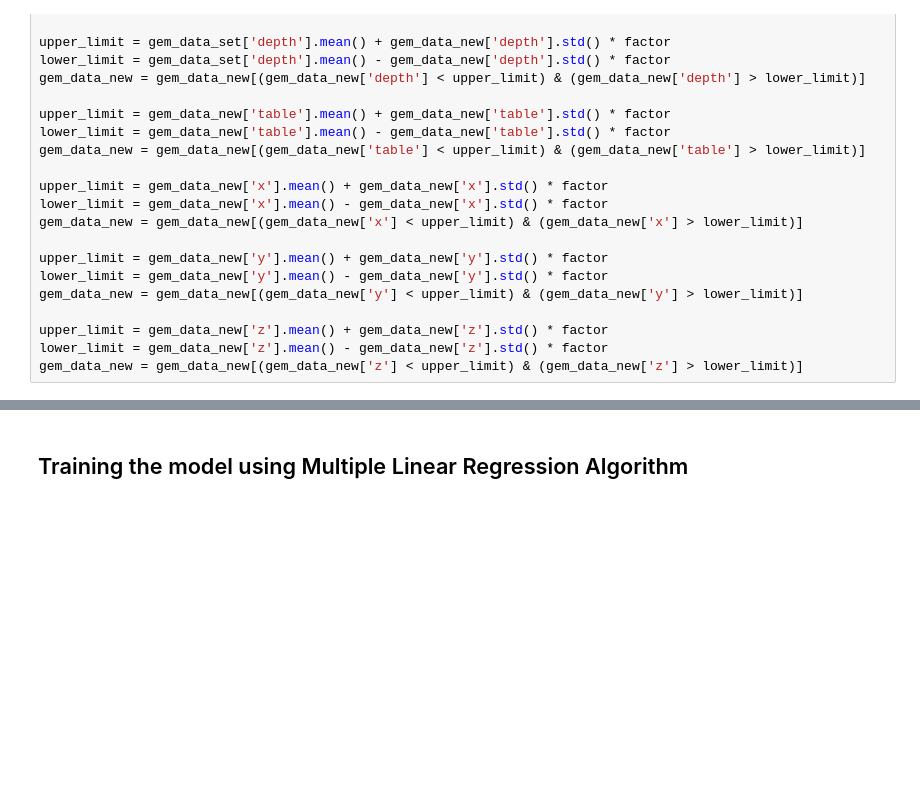
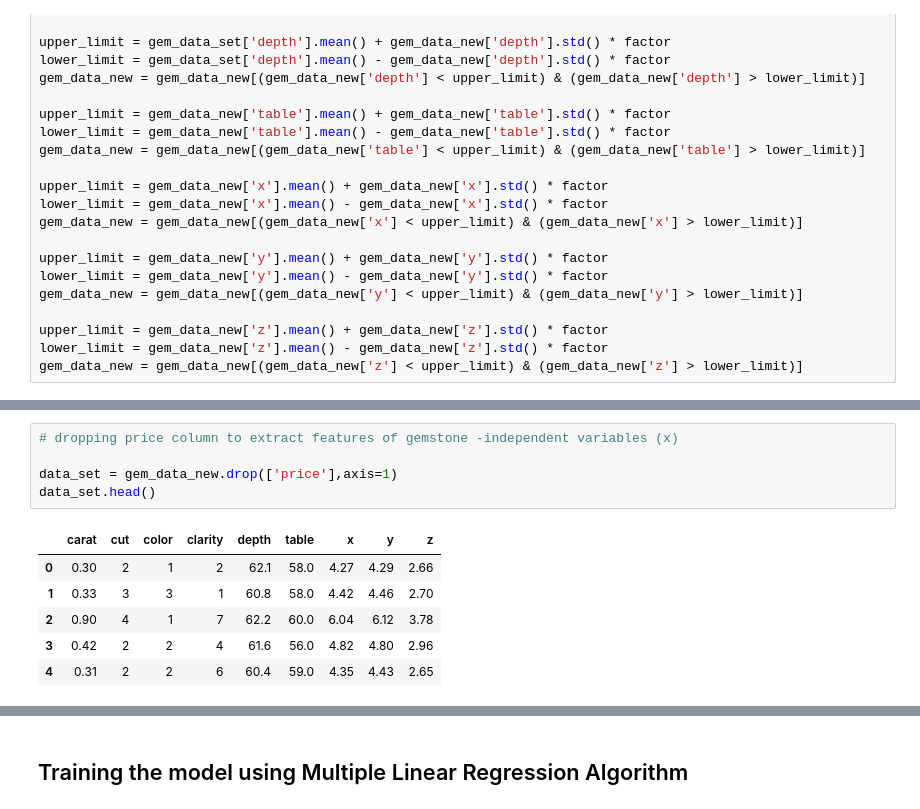
Before and after one commit to MininduKothalawala/ML_Assignment2_IT19184036_IT19188850_IT19185408_IT19195230, a Jupyter notebook: gemstone_price_detection_using_multiple_linear_regression.ipynb, the cells around one changed output, grey strips where cells are left out. Cells and saved outputs as stored; diff of their text form; blank space fills up the shorter version.

```diff
--- a/gemstone_price_detection_using_multiple_linear_regression.ipynb
+++ b/gemstone_price_detection_using_multiple_linear_regression.ipynb
@@ -396,0 +411,12 @@ gem_data_new = gem_data_new[(gem_data_new['z'] < upper_limit) & (gem_data_new['z
+# %%
+# dropping price column to extract features of gemstone -independent variables (x)
+
+data_set = gem_data_new.drop(['price'],axis=1)
+data_set.head()
+# %% [output]
+|  | carat | cut | color | clarity | depth | table | x | y | z |
+| 0 | 0.30 | 2 | 1 | 2 | 62.1 | 58.0 | 4.27 | 4.29 | 2.66 |
+| 1 | 0.33 | 3 | 3 | 1 | 60.8 | 58.0 | 4.42 | 4.46 | 2.70 |
+| 2 | 0.90 | 4 | 1 | 7 | 62.2 | 60.0 | 6.04 | 6.12 | 3.78 |
+| 3 | 0.42 | 2 | 2 | 4 | 61.6 | 56.0 | 4.82 | 4.80 | 2.96 |
+| 4 | 0.31 | 2 | 2 | 6 | 60.4 | 59.0 | 4.35 | 4.43 | 2.65 |
```
Also changed, not shown: parts of 7 cells of this notebook.
